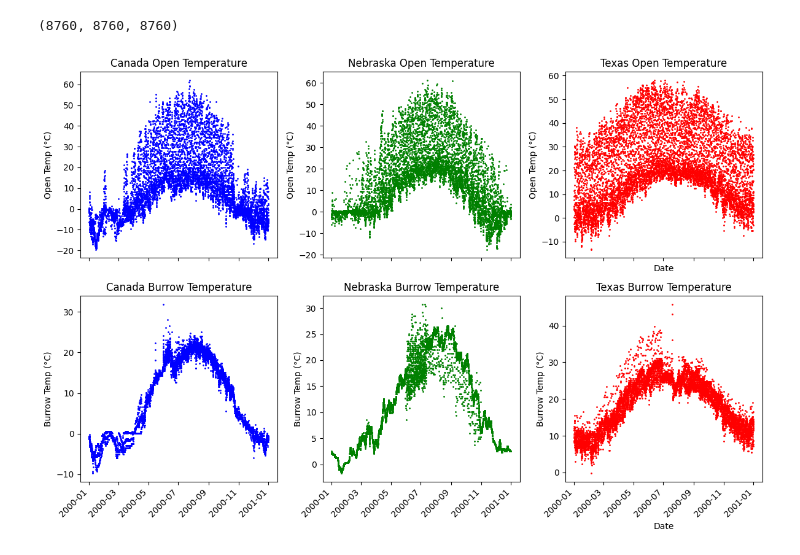
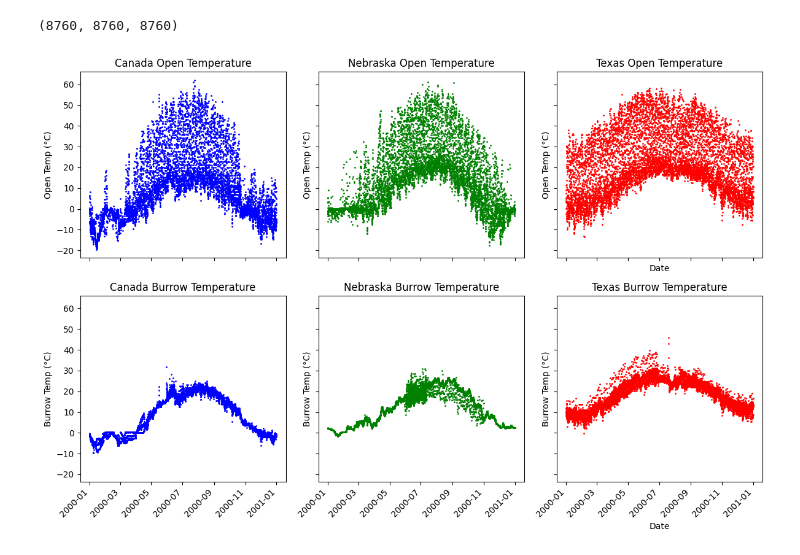
Before and after one commit to michaelremington2/suffugium, a Jupyter notebook: make_thermal_db/get_env_data.ipynb, the cells around one changed output. Saved outputs shown, nothing was run; the diff lists cells and outputs as text; code cells hidden in the pictures.

```diff
--- a/make_thermal_db/get_env_data.ipynb
+++ b/make_thermal_db/get_env_data.ipynb
@@ -360,7 +360,7 @@ len(canada_df_clean), len(nebraska_df_clean), len(texas_df_clean)
 # %% [output]
 (8760, 8760, 8760)
 # %%
-fig, axes = plt.subplots(2, 3, figsize=(12, 8), sharex=True)
+fig, axes = plt.subplots(2, 3, figsize=(12, 8), sharex=True, sharey=True)
 
 axes[0,0].scatter(canada_df_clean['Date'], canada_df_clean['Open'], label='Canada', color='blue', s=1)
 axes[0,0].set_ylabel("Open Temp (°C)")
@@ -371,34 +371,35 @@ axes[1,0].set_ylabel("Burrow Temp (°C)")
 axes[1,0].set_title("Canada Burrow Temperature")
 
 
 axes[0,1].scatter(nebraska_df_clean['Date'], nebraska_df_clean['Open'], label='Nebraska', color='green', s=1)
 axes[0,1].set_ylabel("Open Temp (°C)")
 axes[0,1].set_title("Nebraska Open Temperature")
 
 axes[1,1].scatter(nebraska_df_clean['Date'], nebraska_df_clean['Burrow'], label='Nebraska', color='green', s=1)
 axes[1,1].set_ylabel("Burrow Temp (°C)")
 axes[1,1].set_title("Nebraska Burrow Temperature")
 
 
 axes[0,2].scatter(texas_df_clean['Date'], texas_df_clean['Open'], label='Texas', color='red', s=1)
 axes[0,2].set_ylabel("Open Temp (°C)")
 axes[0,2].set_title("Texas Open Temperature")
 axes[0,2].set_xlabel("Date")
 
 axes[1,2].scatter(texas_df_clean['Date'], texas_df_clean['Burrow'], label='Texas', color='red', s=1)
 axes[1,2].set_ylabel("Burrow Temp (°C)")
 axes[1,2].set_title("Texas Burrow Temperature")
 axes[1,2].set_xlabel("Date")
 
 for ax in axes.flat:
     for label in ax.get_xticklabels():
         label.set_rotation(45)
         label.set_ha('right')
 
 plt.tight_layout()
+plt.savefig('../../chapter_3_figures/env_data.png', dpi=300, bbox_inches='tight')
 plt.show()
 # %% [output]
-[figure, old version]
+[figure, new version]
 # %%
 data = [canada_df_clean, nebraska_df_clean, texas_df_clean]
 for df in data:
```
Also changed, not shown: 1 other file.
